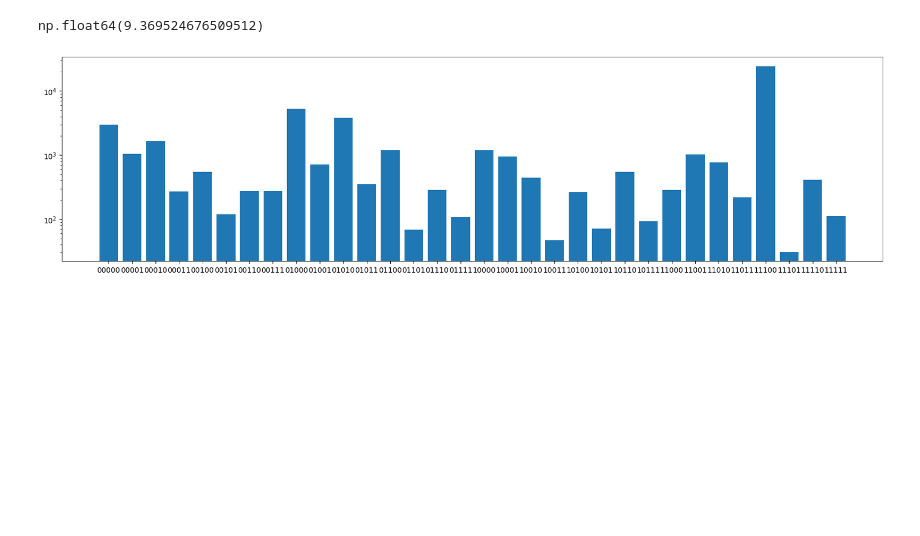
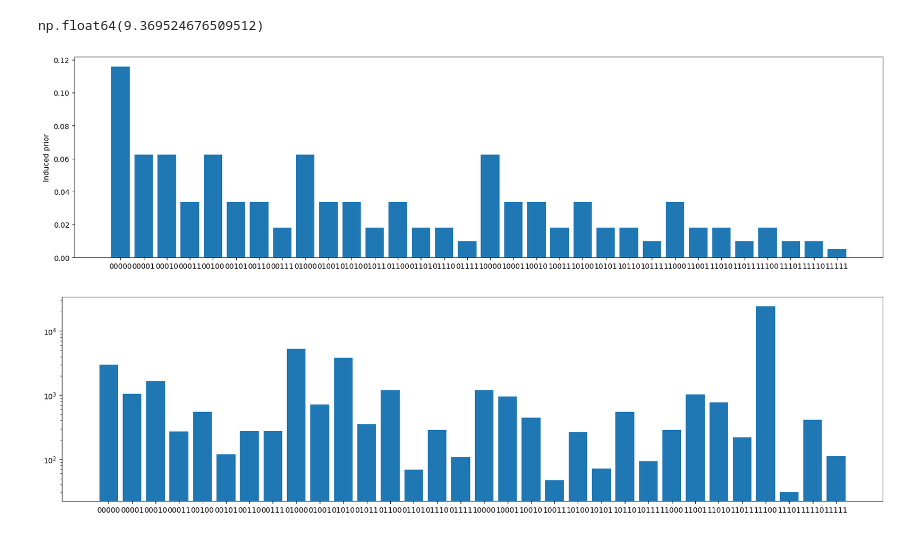
Before and after one commit to jhenderson0/cruk_datathon_team_6, a Jupyter notebook: notebooks/reduced_alphabet.ipynb, the cells around one changed output. Saved outputs shown, nothing was run; the diff lists cells and outputs as text; code cells hidden in the pictures; blank space fills up the shorter version.

Commit message:
set evaluation metric  to use correct priors

```diff
--- a/notebooks/reduced_alphabet.ipynb
+++ b/notebooks/reduced_alphabet.ipynb
@@ -194,11 +133,18 @@ best, [aa for aa in aminoacids if aa not in best], score
  ['D', 'E', 'F', 'H', 'K', 'L', 'M', 'N', 'Q', 'T', 'V', 'W', 'Y'],
  np.float64(2.7867331737098366))
 # %%
-translated_df = translate_df(train, make_translation_from_list(best), ['CDR3A', 'CDR3B', 'epitope'])
+best_translation = make_translation_from_list(best)
+translated_df = translate_df(train, best_translation, ['CDR3A', 'CDR3B', 'epitope'])
 # %%
 prs.renyi2_entropy(translated_df, 'translation_CDR3A') + prs.renyi2_entropy(translated_df, 'translation_CDR3B')
 # %% [output]
 np.float64(9.369524676509512)
+# %%
+fig, ax = plt.subplots(figsize = (20, 5))
+ax.bar(compute_epitope_prior(best_translation).index, compute_epitope_prior(best_translation))
+ax.set_ylabel('Induced prior');
+# %% [output]
+[figure, added]
 # %%
 unique_epitopes, counts_epitopes = np.unique(translated_df['translation_epitope'], return_counts=True)
 fig, ax = plt.subplots(figsize = (20, 5))
```
Also changed, not shown: parts of 13 cells of this notebook.
